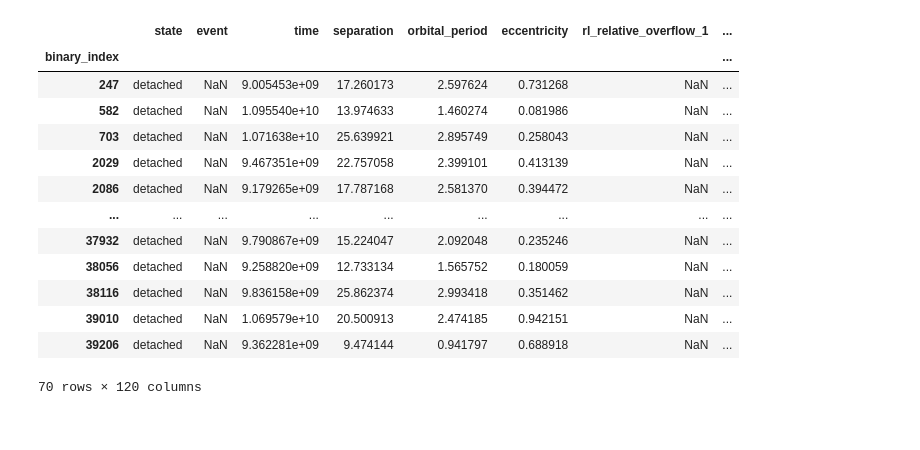
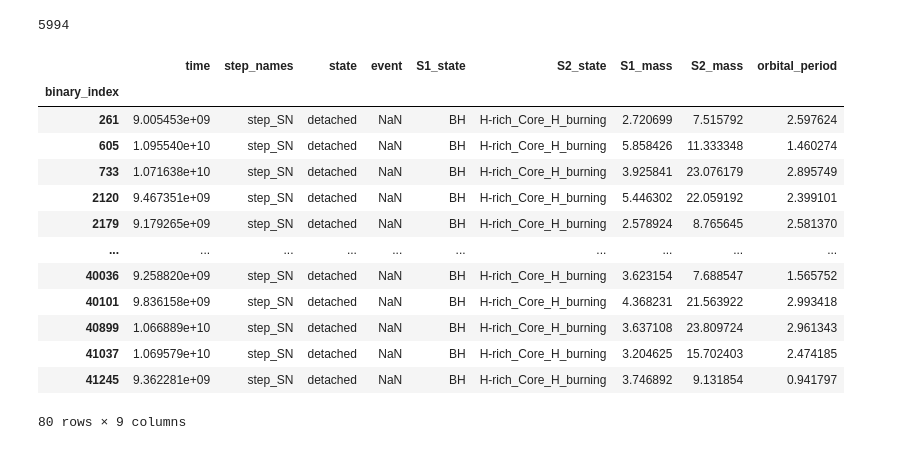
Before and after one commit to PiersonLip/solarBHs, a Jupyter notebook: Notebooks/lowPorb10GyrFiltering.ipynb, the cells around one changed output. Drawn from its saved outputs; the diff is of its cells as text; code cells hidden in the pictures.

```diff
--- a/Notebooks/lowPorb10GyrFiltering.ipynb
+++ b/Notebooks/lowPorb10GyrFiltering.ipynb
@@ -165,23 +166,27 @@ sol_bhMaskMWdur = ((
 )
+# %%
+len(solBH_history_df[sol_bhMaskMWdur])
+# %% [output]
+5994
 # %%
 lowPorbSolBH = solBH_history_df[sol_bhMaskMWdur][solBH_history_df[sol_bhMaskMWdur]['orbital_period'] < 3]
 # %%
-lowPorbSolBH
+lowPorbSolBH[cols]
 # %% [output]
-|  | state | event | time | separation | orbital_period | eccentricity | rl_relative_overflow_1 | ... |
-| binary_index |  |  |  |  |  |  |  | ... |
-| 247 | detached | NaN | 9.005453e+09 | 17.260173 | 2.597624 | 0.731268 | NaN | ... |
-| 582 | detached | NaN | 1.095540e+10 | 13.974633 | 1.460274 | 0.081986 | NaN | ... |
-| 703 | detached | NaN | 1.071638e+10 | 25.639921 | 2.895749 | 0.258043 | NaN | ... |
-| 2029 | detached | NaN | 9.467351e+09 | 22.757058 | 2.399101 | 0.413139 | NaN | ... |
-| 2086 | detached | NaN | 9.179265e+09 | 17.787168 | 2.581370 | 0.394472 | NaN | ... |
-| ... | ... | ... | ... | ... | ... | ... | ... | ... |
-| 37932 | detached | NaN | 9.790867e+09 | 15.224047 | 2.092048 | 0.235246 | NaN | ... |
-| 38056 | detached | NaN | 9.258820e+09 | 12.733134 | 1.565752 | 0.180059 | NaN | ... |
-| 38116 | detached | NaN | 9.836158e+09 | 25.862374 | 2.993418 | 0.351462 | NaN | ... |
-| 39010 | detached | NaN | 1.069579e+10 | 20.500913 | 2.474185 | 0.942151 | NaN | ... |
-| 39206 | detached | NaN | 9.362281e+09 | 9.474144 | 0.941797 | 0.688918 | NaN | ... |
+|  | time | step_names | state | event | S1_state | S2_state | S1_mass | S2_mass | orbital_period |
+| binary_index |  |  |  |  |  |  |  |  |  |
+| 261 | 9.005453e+09 | step_SN | detached | NaN | BH | H-rich_Core_H_burning | 2.720699 | 7.515792 | 2.597624 |
+| 605 | 1.095540e+10 | step_SN | detached | NaN | BH | H-rich_Core_H_burning | 5.858426 | 11.333348 | 1.460274 |
+| 733 | 1.071638e+10 | step_SN | detached | NaN | BH | H-rich_Core_H_burning | 3.925841 | 23.076179 | 2.895749 |
+| 2120 | 9.467351e+09 | step_SN | detached | NaN | BH | H-rich_Core_H_burning | 5.446302 | 22.059192 | 2.399101 |
+| 2179 | 9.179265e+09 | step_SN | detached | NaN | BH | H-rich_Core_H_burning | 2.578924 | 8.765645 | 2.581370 |
+| ... | ... | ... | ... | ... | ... | ... | ... | ... | ... |
+| 40036 | 9.258820e+09 | step_SN | detached | NaN | BH | H-rich_Core_H_burning | 3.623154 | 7.688547 | 1.565752 |
+| 40101 | 9.836158e+09 | step_SN | detached | NaN | BH | H-rich_Core_H_burning | 4.368231 | 21.563922 | 2.993418 |
+| 40899 | 1.066889e+10 | step_SN | detached | NaN | BH | H-rich_Core_H_burning | 3.637108 | 23.809724 | 2.961343 |
+| 41037 | 1.069579e+10 | step_SN | detached | NaN | BH | H-rich_Core_H_burning | 3.204625 | 15.702403 | 2.474185 |
+| 41245 | 9.362281e+09 | step_SN | detached | NaN | BH | H-rich_Core_H_burning | 3.746892 | 9.131854 | 0.941797 |
-70 rows × 120 columns
+80 rows × 9 columns
 # %%
 lowPorbSolBH.to_csv(DataPath / 'threeDayPorb_solBHPairRows.csv')
 # %%
```
Also changed, not shown: parts of 13 cells of this notebook, 2 other files.
